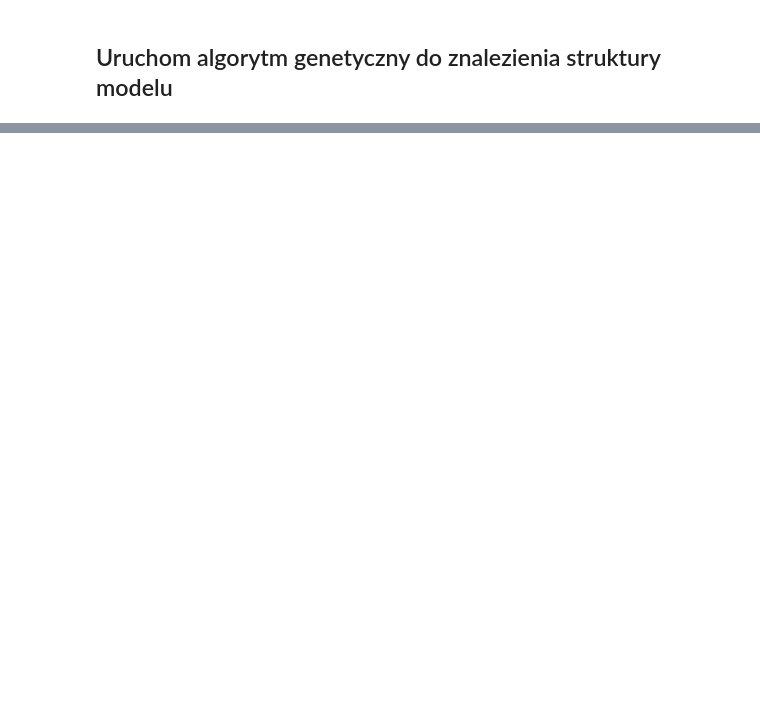
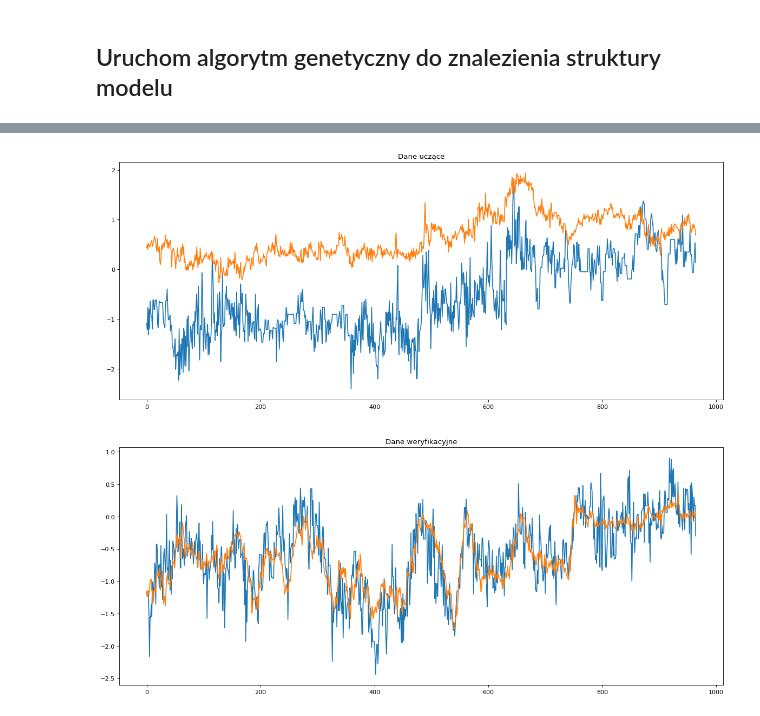
Before and after one commit to kubasikora/MI-Projekt, a Jupyter notebook: GeneticFinal.ipynb, the cells around one changed output, grey strips where cells are left out. Cells and saved outputs as stored; diff of their text form; code cells hidden in the pictures; blank space fills up the shorter version.

```diff
--- a/GeneticFinal.ipynb
+++ b/GeneticFinal.ipynb
@@ -283,0 +400,76 @@ NameError: name 'np' is not defined
+# %%
+optimM = np.empty(shape=(3, len(inputs) + 1), dtype=np.int32)
+for index, value in enumerate(result.x):
+    row = index % 3; col = index // 3
+    optimM[row, col] = int(value)
+print(optimM)
+
+u_learn, y_learn = prepareSignals(scaledDataFrames[0], inputsdp, outputdp)
+u_verif, y_verif = prepareSignals(scaledDataFrames[2], inputsdp, outputdp)
+
+maxDelay, maxOrder = findMaxDelayAndOrder(optimM)
+numberOfSamples = y_learn.shape[0]
+output_learn_cut = y_learn[maxDelay : numberOfSamples - maxOrder]
+output_verif_cut = y_verif[maxDelay : numberOfSamples - maxOrder]
+A_learn = createModelMatrix(u_learn, optimM)
+#
+u_learn1, y_learn1 = prepareSignals(scaledDataFrames[1], inputsdp, outputdp)
+u_verif1, y_verif1 = prepareSignals(scaledDataFrames[1], inputsdp, outputdp)
+numberOfSamples = y_learn1.shape[0]
+output_learn_cut1 = y_learn1[maxDelay : numberOfSamples - maxOrder]
+output_verif_cut1 = y_verif1[maxDelay : numberOfSamples - maxOrder]
+A_learn1 = createModelMatrix(u_learn1, optimM)
+#
+u_learn2, y_learn2 = prepareSignals(scaledDataFrames[2], inputsdp, outputdp)
+u_verif2, y_verif2 = prepareSignals(scaledDataFrames[2], inputsdp, outputdp)
+numberOfSamples = y_learn2.shape[0]
+output_learn_cut2 = y_learn2[maxDelay : numberOfSamples - maxOrder]
+output_verif_cut2 = y_verif2[maxDelay : numberOfSamples - maxOrder]
+A_learn2 = createModelMatrix(u_learn2, optimM)
+#
+
+Al = np.vstack((A_learn1, A_learn1, A_learn2))
+yl = np.vstack((output_learn_cut, output_learn_cut1, output_learn_cut2))
+print(Al.shape)
+
+model = linear_model.LinearRegression().fit(Al, yl)
+score = evalModelScore(model, optimM, u_verif, y_verif)
+
+print(model.coef_)
+
+maxDelay, maxOrder = findMaxDelayAndOrder(optimM)
+numberOfSamples = y_learn.shape[0]
+output_learn_cut = y_learn[maxDelay : numberOfSamples - maxOrder]
+output_verif_cut = y_verif[maxDelay : numberOfSamples - maxOrder]
+
+# A_verif = createModelMatrix(u_verif, optimM)
+A_learn = createModelMatrix(u_learn, optimM)
+y_model_learn = model.predict(A_learn)
+# y_model_verif = model.predict(A_verif)
+
+data_idx = maxOrder+maxDelay+1
+u_verif_wip = np.array(u_verif[0:data_idx],copy=True)
+A_verif = createModelMatrix(u_verif_wip, optimM)
+
+model_outputs = np.array([])
+for i in range(data_idx, data_idx+len(output_learn_cut)):
+    output_model_verif = model.predict(A_verif)
+    model_outputs = np.append(model_outputs, output_model_verif)
+    u_verif_wip = np.vstack((u_verif_wip, u_verif[data_idx:data_idx+1]))[1:]
+    data_idx += 1
+    u_verif_wip[-1][-1] = output_model_verif[-1]
+    A_verif = createModelMatrix(u_verif_wip, optimM)
+
+verif_score = r2_score(output_verif_cut, model_outputs)
+print(verif_score)
+
+# plot data
+fig, axs = plt.subplots(2,figsize=(18, 16), dpi= 80, facecolor='w', edgecolor='k')
+axs[0].plot(output_learn_cut)
+axs[0].plot(y_model_learn)
+axs[0].set_title("Dane uczące")
+axs[1].plot(output_verif_cut)
+axs[1].plot(model_outputs)
+axs[1].set_title("Dane weryfikacyjne")
+plt.rcParams['figure.figsize'] = [15, 20]
+# %% [output]
@@ -283,0 +493 @@ NameError: name 'np' is not defined
+[figure, added]
```
Also changed, not shown: parts of 9 cells of this notebook, 1 other file.
